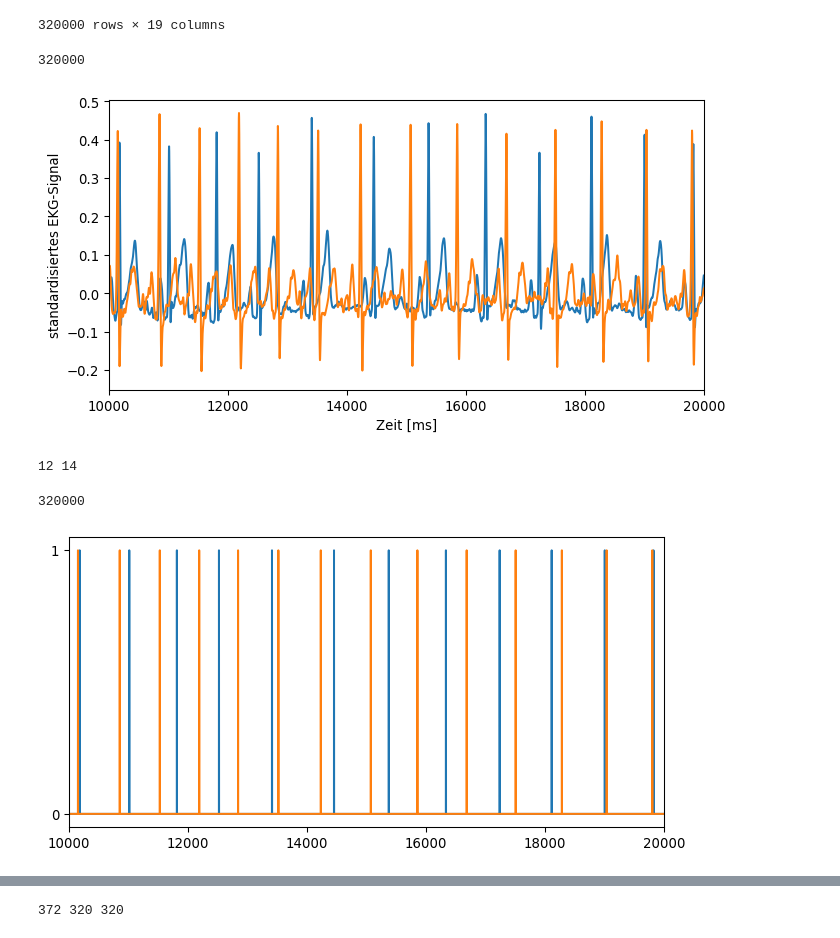
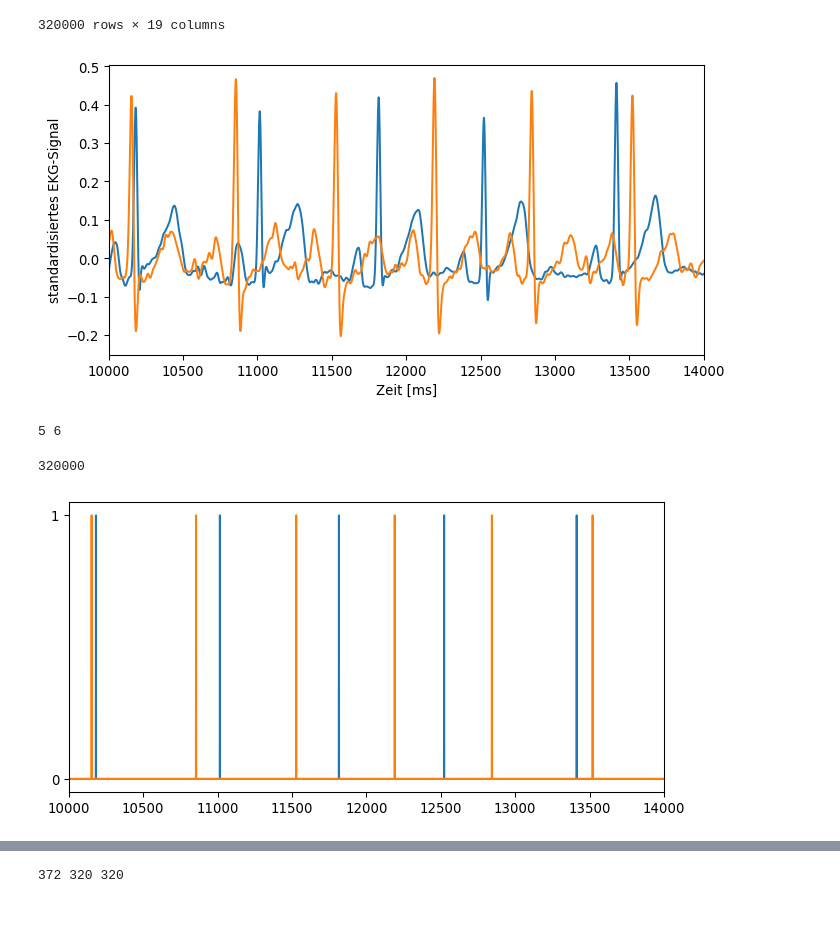
Before and after one commit to visserle/two-hearts, a Jupyter notebook: plots.ipynb, the cells around one changed output, grey strips where cells are left out. Saved outputs shown, nothing was run; the diff lists cells and outputs as text; code cells hidden in the pictures.

```diff
--- a/plots.ipynb
+++ b/plots.ipynb
@@ -43,21 +43,20 @@ ecg_0
 320000 rows × 19 columns
 # %%
 xlim1 = 10*sampling_rate
-xlim2 = 20*sampling_rate
+xlim2 = 14*sampling_rate
 
 # Plot cleaned ECG data for a dyad
 fig = plt.figure(figsize=(8,4), dpi=96)
 plt.xlim(xlim1, xlim2)
 plt.margins(x=0)
 plt.xlabel('Zeit [ms]')
 plt.ylabel('standardisiertes EKG-Signal')
 plt.plot(data_0[:xlim2])
 plt.plot(data_16[:xlim2])
 
-len(data_0)
+plt.savefig("plots\ecg_data.png", dpi=96)
 # %% [output]
-320000
-[figure, old version]
+[figure, new version]
 # %%
 # Create IBIs
 ibi_bin_0 = ecg_0["ECG_R_Peaks"] # bin for binary
@@ -75,9 +74,9 @@ print(sum(ibi_bin_0[xlim1:xlim2]),sum(ibi_bin_16[xlim1:xlim2]))
 
 len(ibi_bin_0)
 # %% [output]
-12 14
+5 6
 320000
-[figure, old version]
+[figure, new version]
 # %%
 # Create tachogram
 '''OPEN QUESTION: How to handle data till first IBI?'''
```
Also changed, not shown: parts of 9 cells of this notebook.
